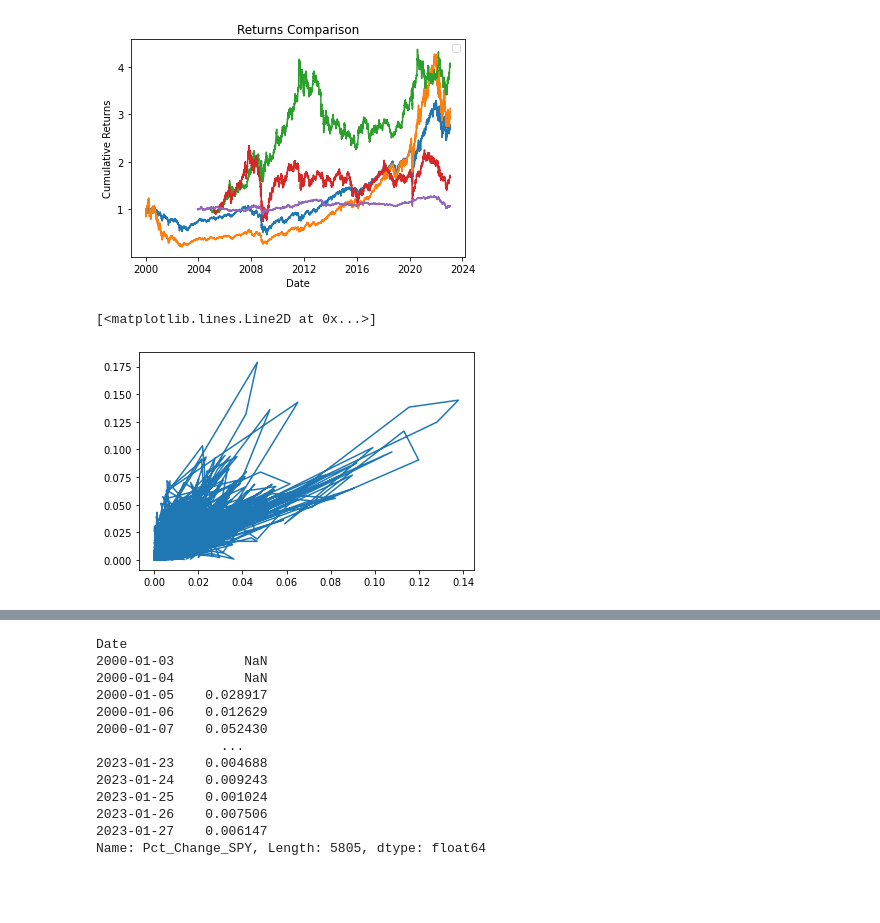
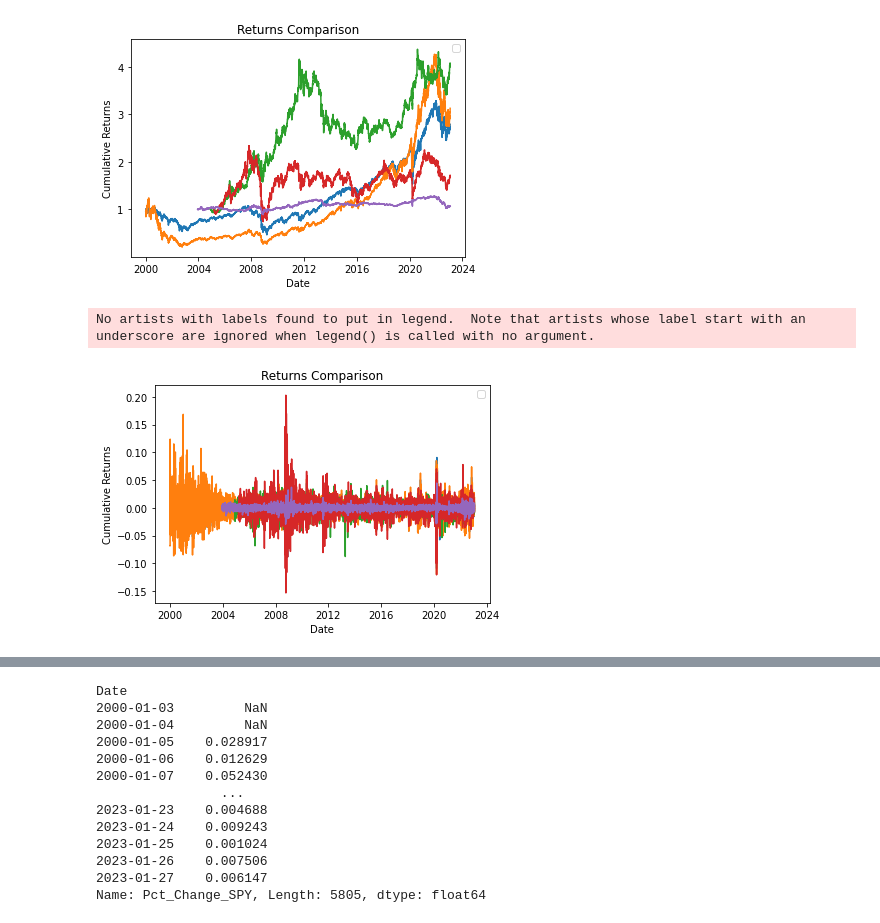
Before and after one commit to cyberkatie/ETF-Trading-Project, a Jupyter notebook: data.ipynb, the cells around one changed output, grey strips where cells are left out. Drawn from its saved outputs; the diff is of its cells as text; code cells hidden in the pictures; blank space fills up the shorter version.

```diff
--- a/data.ipynb
+++ b/data.ipynb
@@ -26,13 +26,13 @@ data.to_csv('Mul.csv')
 [*********************100%***********************]  5 of 5 completed
 # %%
 data.dropna()
-data['Pct_Change_SPY'] = data['Close']['SPY'].pct_change()
+p_spy = data['Pct_Change_SPY'] = data['Close']['SPY'].pct_change()
 spy_std = data['STDEV_SPY'] = data['Pct_Change_SPY'].rolling(window=2).std()
-data['Pct_Change_QQQ'] = data['Close']['QQQ'].pct_change()
+p_qqq = data['Pct_Change_QQQ'] = data['Close']['QQQ'].pct_change()
 qqq_std = data['STDEV_QQQ'] = data['Pct_Change_QQQ'].rolling(window=2).std()
-data['Pct_Change_GLD'] = data['Close']['GLD'].pct_change()
-data['Pct_Change_TIP'] = data['Close']['TIP'].pct_change()
-data['Pct_Change_VWO'] = data['Close']['VWO'].pct_change()
+p_gld = data['Pct_Change_GLD'] = data['Close']['GLD'].pct_change()
+p_tip = data['Pct_Change_TIP'] = data['Close']['TIP'].pct_change()
+p_vwo = data['Pct_Change_VWO'] = data['Close']['VWO'].pct_change()
 data
 # %% [output]
 |  | Adj Close |  |  |  |  | Close |  |  |  |  | ... | ... |
@@ -140,14 +140,22 @@ plt.show()
 # %% [output]
 No artists with labels found to put in legend.  Note that artists whose label start with an underscore are ignored when legend() is called with no argument.
 [figure]
-# %%
-plt.plot(spy_std, qqq_std)
-
-
-# plt.plot(qqq_std)
-# %% [output]
-[<matplotlib.lines.Line2D at 0x...>]
-[figure, removed]
+# %%
+plt.plot(p_spy)
+plt.plot(p_qqq)
+plt.plot(p_gld)
+plt.plot(p_vwo)
+plt.plot(p_tip)
+
+plt.ylabel('Cumulative Returns')
+plt.xlabel('Date')
+plt.title('Returns Comparison')
+plt.legend()
+plt.show()
+# plt.plot(qqq_std)
+# %% [output]
+No artists with labels found to put in legend.  Note that artists whose label start with an underscore are ignored when legend() is called with no argument.
+[figure, added]
 # %%
 pf.create_full_tear_sheet(data['strategy_returns'])
 # %% [output]
```
Also changed, not shown: parts of 2 cells of this notebook, 1 other file.
